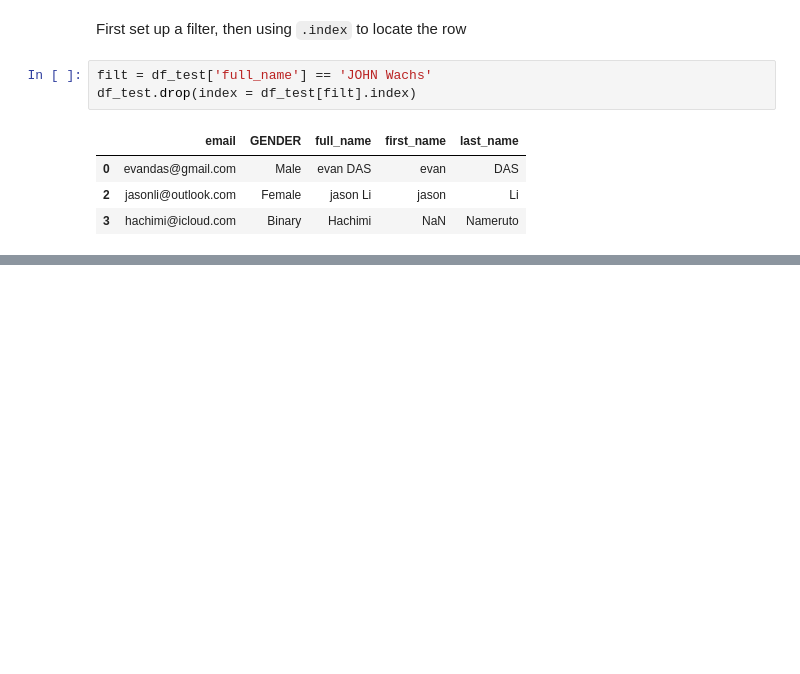
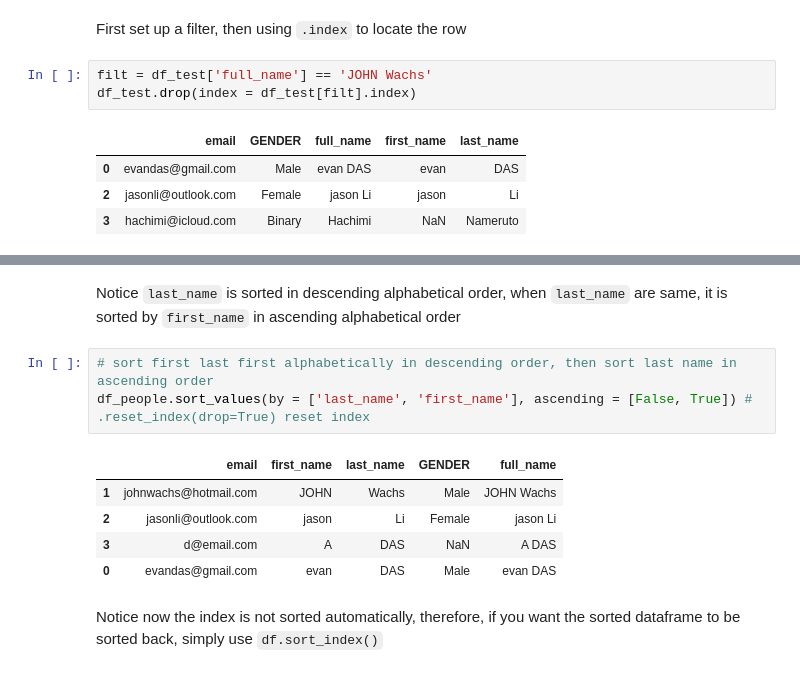
Before and after one commit to XiyueYuan/Data_Analysis, a Jupyter notebook: Book1.ipynb, the cells around one changed output, grey strips where cells are left out. Cells and saved outputs as stored; diff of their text form; blank space fills up the shorter version.

```diff
--- a/Book1.ipynb
+++ b/Book1.ipynb
@@ -301,0 +339,13 @@ df_test.drop(index = df_test[filt].index)
+# %% [markdown]
+Notice `last_name` is sorted in descending alphabetical order, when `last_name` are same, it is sorted by `first_name` in ascending alphabetical order
+# %%
+# sort first last first alphabetically in descending order, then sort last name in ascending order
+df_people.sort_values(by = ['last_name', 'first_name'], ascending = [False, True]) # .reset_index(drop=True) reset index
+# %% [output]
+|  | email | first_name | last_name | GENDER | full_name |
+| 1 | johnwachs@hotmail.com | JOHN | Wachs | Male | JOHN Wachs |
+| 2 | jasonli@outlook.com | jason | Li | Female | jason Li |
+| 3 | d@email.com | A | DAS | NaN | A DAS |
+| 0 | evandas@gmail.com | evan | DAS | Male | evan DAS |
+# %% [markdown]
+Notice now the index is not sorted automatically, therefore, if you want the sorted dataframe to be sorted back, simply use `df.sort_index()`
```
Also changed, not shown: parts of 6 cells of this notebook, 1 other file.
